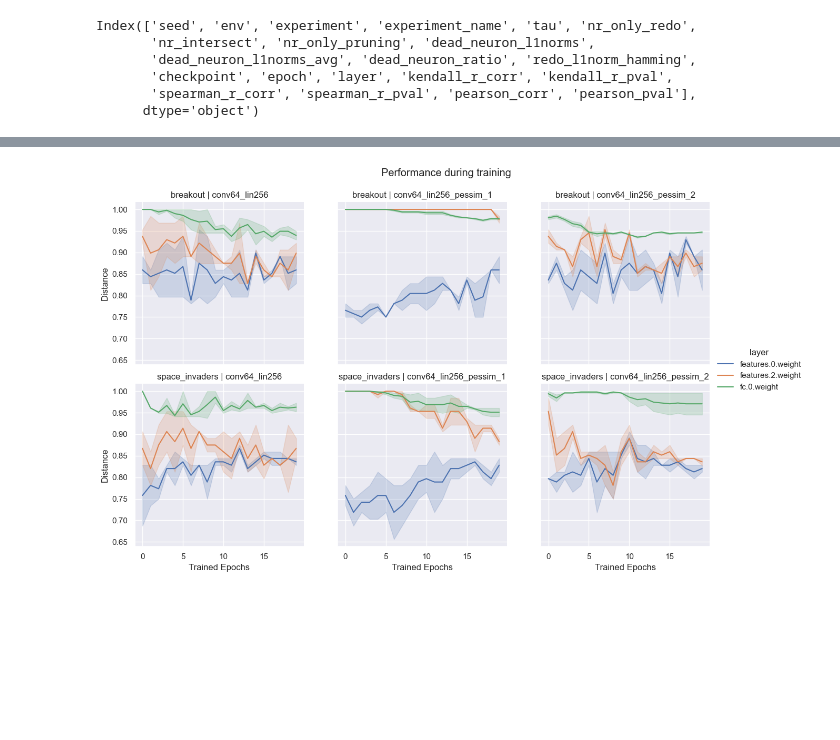
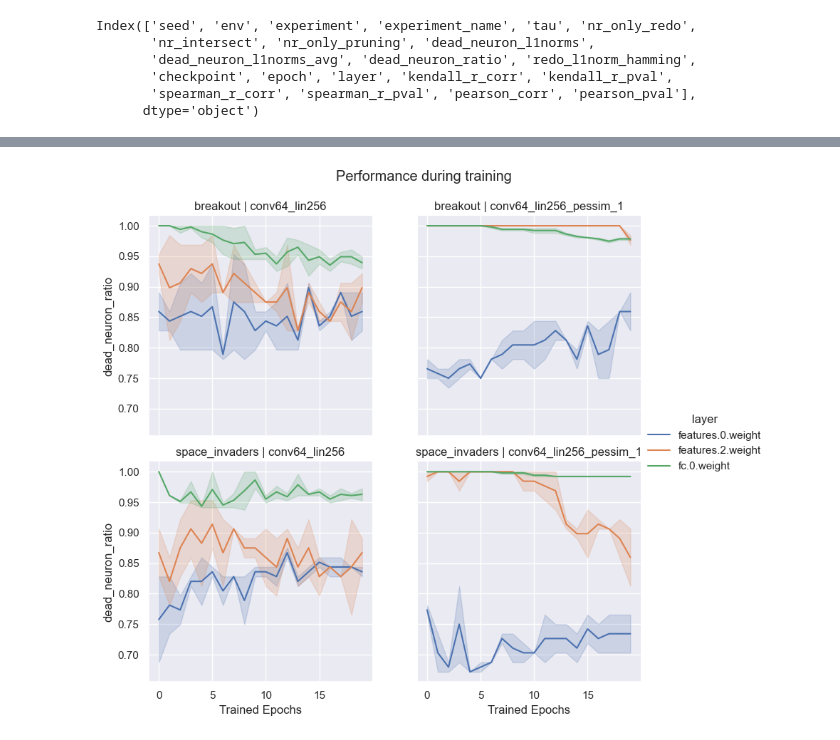
Before and after one commit to mariusdgm/minatar_work, a Jupyter notebook: notebooks/inspect_training_output.ipynb, the cells around one changed output, grey strips where cells are left out. Cells and saved outputs as stored; diff of their text form; code cells hidden in the pictures; blank space fills up the shorter version.

```diff
--- a/notebooks/inspect_training_output.ipynb
+++ b/notebooks/inspect_training_output.ipynb
@@ -47,7 +50,7 @@ warnings.filterwarnings('ignore', category=FutureWarning)
 training_outputs_folder_path = (
     r"D:\Work\PhD\minatar_work\experiments\training\outputs"
 )
-training_timestamp_folder = "2023_07_23-21_46_04"
+training_timestamp_folder = "2023_07_28-16_41_34"
 
 experiment_paths = collect_training_output_files(
         os.path.join(training_outputs_folder_path, training_timestamp_folder)
@@ -448,33 +448,33 @@ plt.show()
 # %%
 metric_col = 'dead_neuron_ratio'
 
 df_sub1 = df_res[df_res["experiment_name"].isin(['conv64_lin256',
-       'conv64_lin256_pessim_1', 'conv64_lin256_pessim_2'])]
+       'conv64_lin256_pessim_1'])]
 
 experiment_order = ['conv64_lin256',
-       'conv64_lin256_pessim_1', 'conv64_lin256_pessim_2']
+       'conv64_lin256_pessim_1']
 
 sub_df = df_sub1[df_sub1["tau"] == 0.025]
 
 # Compute the average metric between the seeds for each experiment
 # avg_df = sub_df.groupby(['env', 'experiment_name', 'epoch', "layer"]).mean().reset_index() # if we don't want conf interval in the plot, replace down with sub_df
 
 g = sns.FacetGrid(sub_df, col_order=experiment_order, row='env', col='experiment_name',
 height = 4, hue="layer", aspect=1, sharey=True)
-g.map(sns.lineplot, 'epoch', metric_col, ax=ax)
+g.map(sns.lineplot, 'epoch', metric_col)
 
 g.fig.suptitle('Performance during training')
 g.set_titles(row_template='{row_name}', col_template='{col_name}', fontsize=1)
 
 g.figure.subplots_adjust(top=0.9, wspace=0.2)
 g.set_axis_labels('Trained Epochs', metric_col)
 
 g.add_legend()
 
 # Show the plot
 plt.show()
 # %% [output]
-[figure, old version]
+[figure, new version]
 # %%
 
 import plotly.graph_objects as go
```
Also changed, not shown: parts of 14 cells of this notebook.
